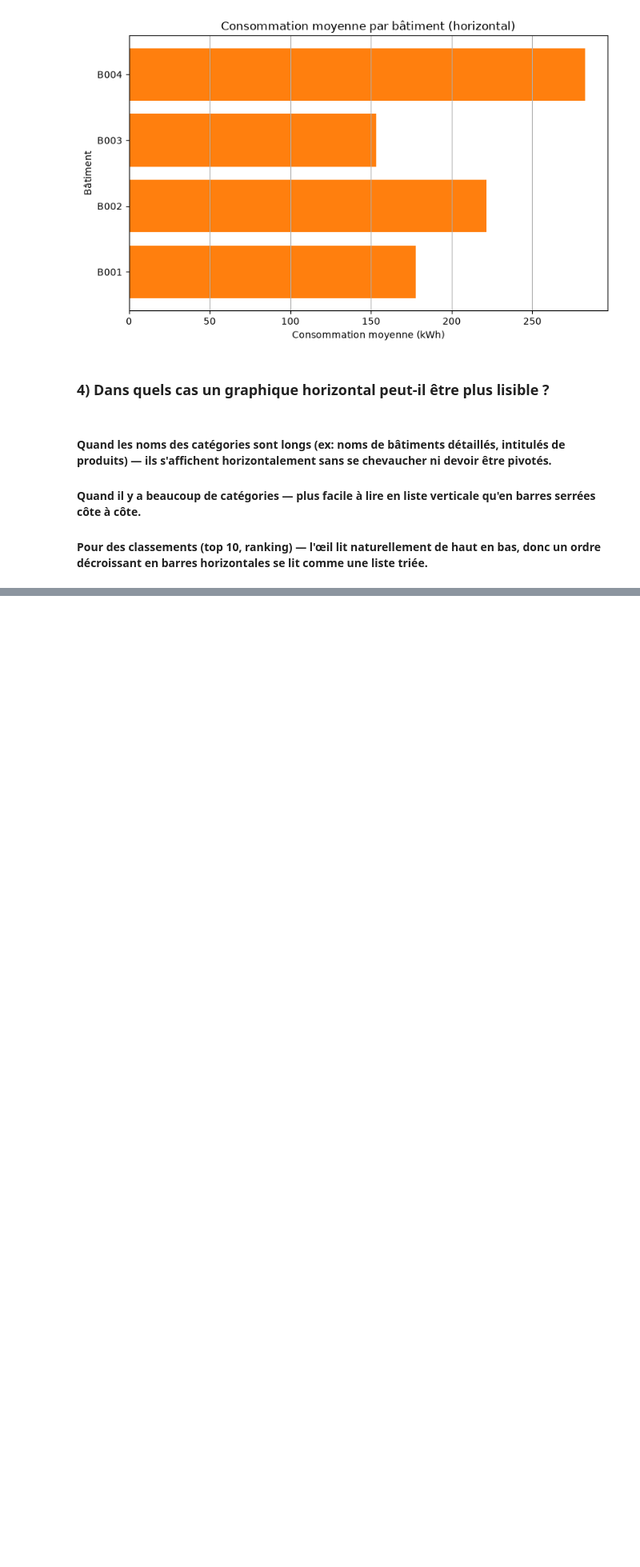
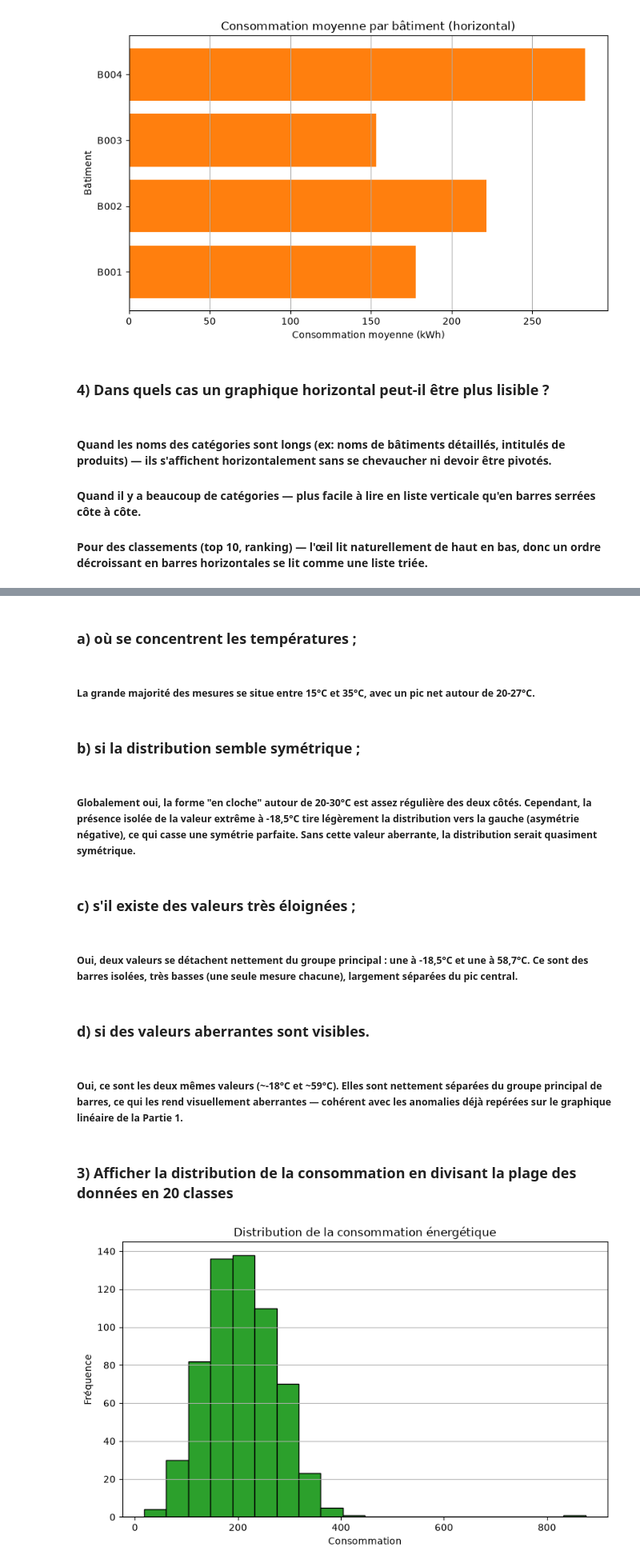
Before and after one commit to Fattimm/atelierMatplotlib, a Jupyter notebook: notebooks/atelier_matplotlib_iot.ipynb, the cells around one changed output, grey strips where cells are left out. Shown at 80% size. Saved outputs shown, nothing was run; the diff lists cells and outputs as text; code cells hidden in the pictures; blank space fills up the shorter version.

```diff
--- a/notebooks/atelier_matplotlib_iot.ipynb
+++ b/notebooks/atelier_matplotlib_iot.ipynb
@@ -124,0 +145,29 @@ plt.show()
+# %% [markdown]
+### a) où se concentrent les températures ;
+# %% [markdown]
+##### La grande majorité des mesures se situe entre 15°C et 35°C, avec un pic net autour de 20-27°C.
+# %% [markdown]
+### b) si la distribution semble symétrique ;
+# %% [markdown]
+##### Globalement oui, la forme "en cloche" autour de 20-30°C est assez régulière des deux côtés. Cependant, la présence isolée de la valeur extrême à -18,5°C tire légèrement la distribution vers la gauche (asymétrie négative), ce qui casse une symétrie parfaite. Sans cette valeur aberrante, la distribution serait quasiment symétrique.
+# %% [markdown]
+### c) s'il existe des valeurs très éloignées ;
+# %% [markdown]
+##### Oui, deux valeurs se détachent nettement du groupe principal : une à -18,5°C et une à 58,7°C. Ce sont des barres isolées, très basses (une seule mesure chacune), largement séparées du pic central.
+# %% [markdown]
+### d) si des valeurs aberrantes sont visibles.
+# %% [markdown]
+##### Oui, ce sont les deux mêmes valeurs (~-18°C et ~59°C). Elles sont nettement séparées du groupe principal de barres, ce qui les rend visuellement aberrantes — cohérent avec les anomalies déjà repérées sur le graphique linéaire de la Partie 1.
+# %% [markdown]
+### 3) Afficher la distribution de la consommation en divisant la plage des données en 20 classes
+# %%
+plt.figure(figsize=(8, 5))
+plt.hist(df["consommation"].dropna(), bins=20, color="tab:green", edgecolor="black")
+plt.title("Distribution de la consommation énergétique")
+plt.xlabel("Consommation")
+plt.ylabel("Fréquence")
+plt.grid(axis="y")
+plt.tight_layout()
+plt.show()
+# %% [output]
+[figure, added]
```
Also changed, not shown: parts of 11 cells of this notebook, 5 other files.
